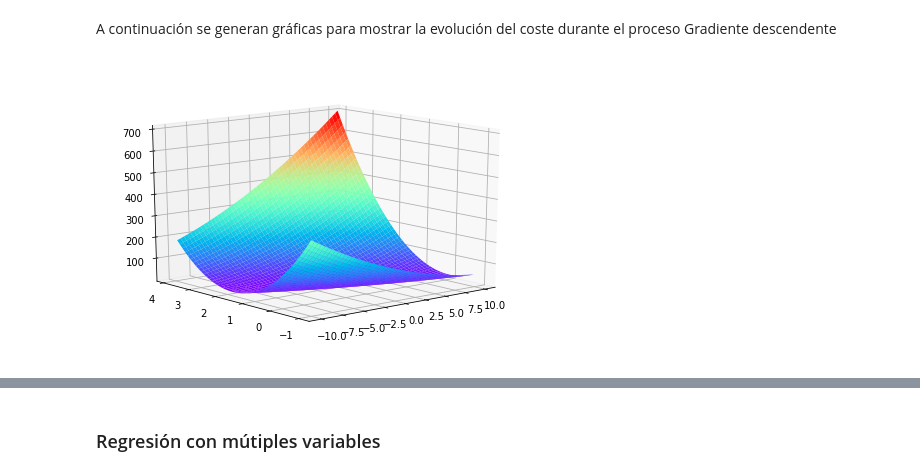
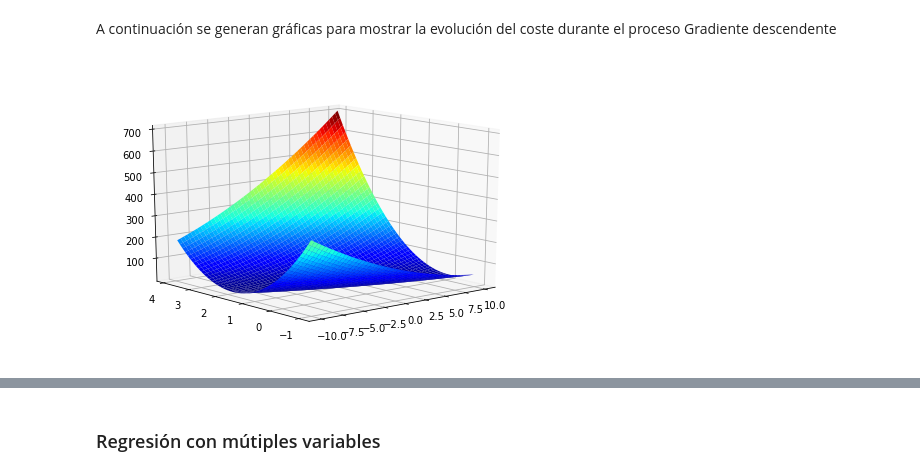
Before and after one commit to manumonforte/AA, a Jupyter notebook: Practice1/Practice1.ipynb, the cells around one changed output, grey strips where cells are left out. Drawn from its saved outputs; the diff is of its cells as text; code cells hidden in the pictures.

```diff
--- a/Practice1/Practice1.ipynb
+++ b/Practice1/Practice1.ipynb
@@ -96,20 +96,20 @@ A continuación se generan gráficas para mostrar la evolución del coste durant
 # %%
 fig = plt.figure()
 ax = Axes3D(fig)
 ax.view_init(elev=15, azim=230)
 Theta0 = np.arange(-10,10,0.1)
 Theta1 = np.arange(-1,4,0.1)
 Theta0, Theta1 = np.meshgrid(Theta0, Theta1)
 
 Coste = np.empty_like(Theta0)
 
 for ix, iy in  np.ndindex(Theta0.shape):
     Coste[ix, iy] = coste_multiple_variables(X,Y,[Theta0[ix,iy], Theta1[ix,iy]])
 
 
-surf = ax.plot_surface(Theta0,Theta1,Coste, cmap=cm.rainbow)
+surf = ax.plot_surface(Theta0,Theta1,Coste, cmap=cm.jet)
 # %% [output]
-[figure, old version]
+[figure, new version]
 # %%
 plt.contour(Theta0, Theta1, Coste,
            np.logspace(-2,3,20),colors='blue')
```
Also changed, not shown: parts of 14 cells of this notebook.
